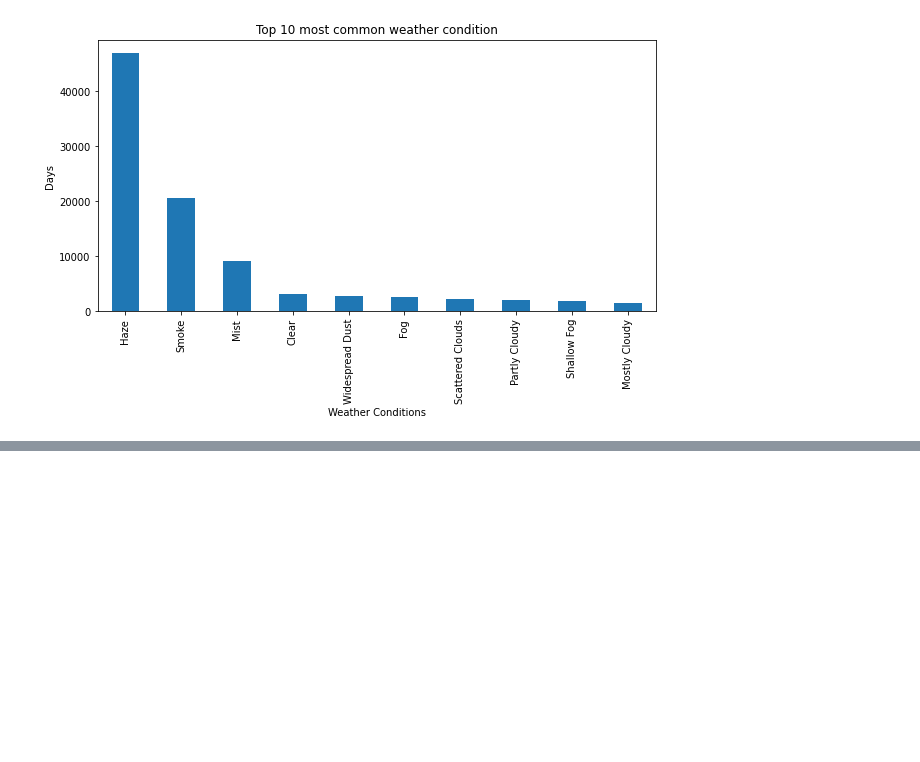
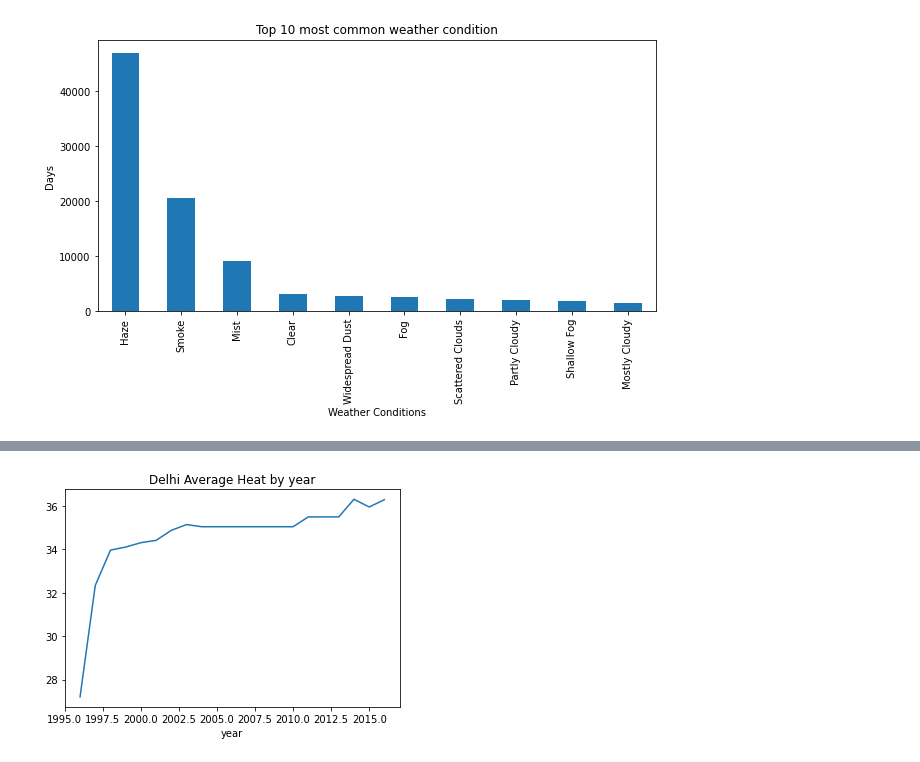
Before and after one commit to i-shitizkhanna/Time-Series-Forecasting, a Jupyter notebook: Exploratory_Analysis.ipynb, the cells around one changed output, grey strips where cells are left out. Saved outputs shown, nothing was run; the diff lists cells and outputs as text; code cells hidden in the pictures; blank space fills up the shorter version.

```diff
--- a/Exploratory_Analysis.ipynb
+++ b/Exploratory_Analysis.ipynb
@@ -152,0 +114,6 @@ delhi_new.isnull().sum()
+# %%
+delhi['Date'] = pd.to_datetime(delhi['datetime_utc'])
+delhi['year'] = delhi['Date'].dt.year
+delhi['month'] = delhi['Date'].dt.month
+delhi['day'] = delhi['Date'].dt.day
+delhi['hour'] = delhi['Date'].dt.hour
@@ -152,0 +138,11 @@ delhi_new.isnull().sum()
+# %%
+year_heat = delhi.groupby(delhi.year).mean()
+# year_heat._heatindexm.plot(linewidth=1)
+df=pd.DataFrame(year_heat._heatindexm)
+plt.plot(df.ewm(5).mean())
+# pd.ewm(year_humi._hum, 5).plot()
+plt.title('Delhi Average Heat by year')
+plt.xlabel('year')
+plt.savefig('plt_heat.png')
+# %% [output]
+[figure, added]
```
Also changed, not shown: parts of 18 cells of this notebook.
